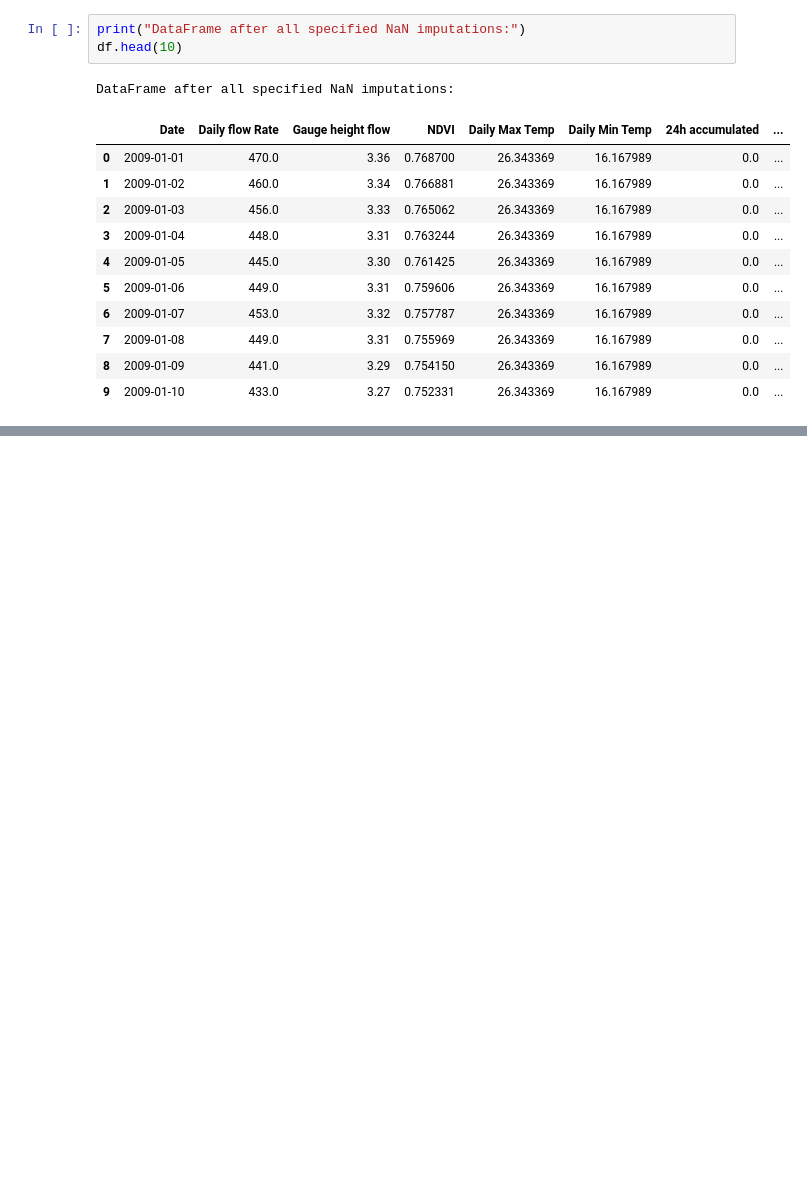
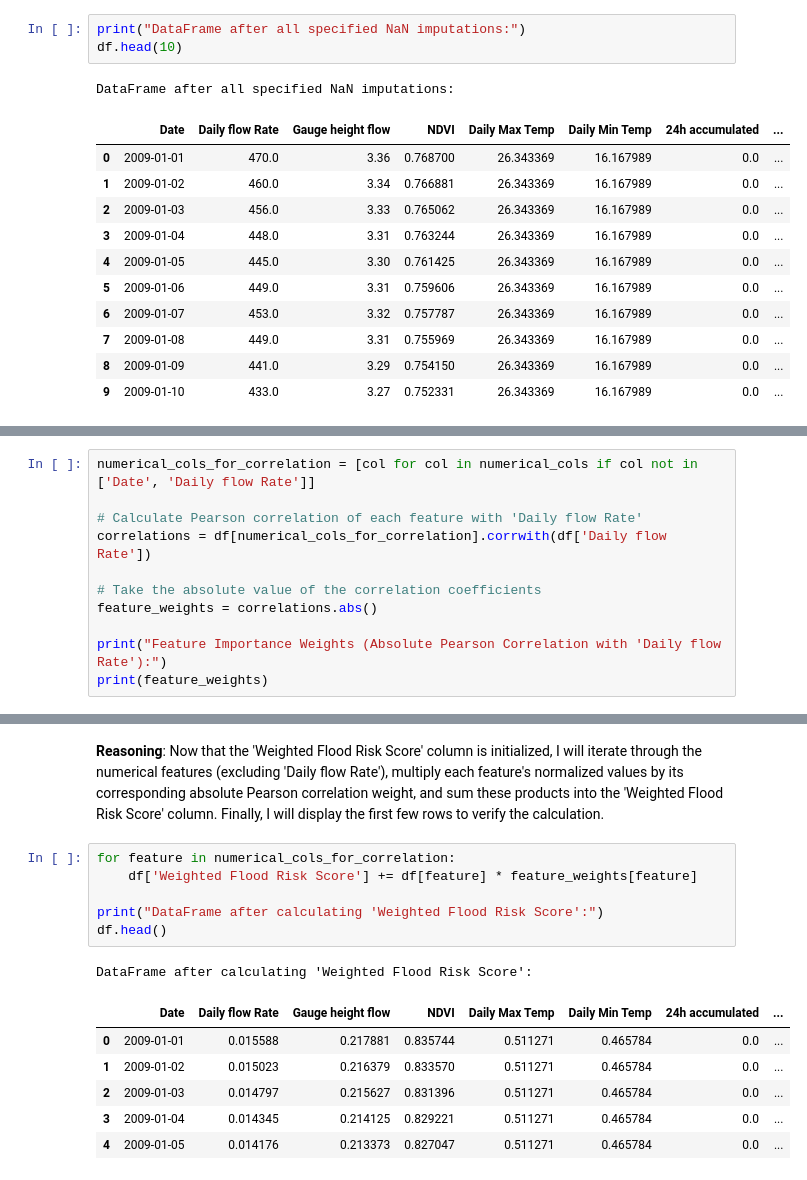
Before and after one commit to Bibek04-bit/Flood-Forecasting, a Jupyter notebook: Data_set_preparation.ipynb, the cells around one changed output, grey strips where cells are left out. Saved outputs shown, nothing was run; the diff lists cells and outputs as text; blank space fills up the shorter version.

```diff
--- a/Data_set_preparation.ipynb
+++ b/Data_set_preparation.ipynb
@@ -279,0 +420,11 @@ DataFrame after all specified NaN imputations:
+# %%
+numerical_cols_for_correlation = [col for col in numerical_cols if col not in ['Date', 'Daily flow Rate']]
+
+# Calculate Pearson correlation of each feature with 'Daily flow Rate'
+correlations = df[numerical_cols_for_correlation].corrwith(df['Daily flow Rate'])
+
+# Take the absolute value of the correlation coefficients
+feature_weights = correlations.abs()
+
+print("Feature Importance Weights (Absolute Pearson Correlation with 'Daily flow Rate'):")
+print(feature_weights)
@@ -279,0 +470,17 @@ DataFrame after all specified NaN imputations:
+# %% [markdown]
+**Reasoning**:
+Now that the 'Weighted Flood Risk Score' column is initialized, I will iterate through the numerical features (excluding 'Daily flow Rate'), multiply each feature's normalized values by its corresponding absolute Pearson correlation weight, and sum these products into the 'Weighted Flood Risk Score' column. Finally, I will display the first few rows to verify the calculation.
+# %%
+for feature in numerical_cols_for_correlation:
+    df['Weighted Flood Risk Score'] += df[feature] * feature_weights[feature]
+
+print("DataFrame after calculating 'Weighted Flood Risk Score':")
+df.head()
+# %% [output]
+DataFrame after calculating 'Weighted Flood Risk Score':
+|  | Date | Daily flow Rate | Gauge height flow | NDVI | Daily Max Temp | Daily Min Temp | 24h accumulated | ... |
+| 0 | 2009-01-01 | 0.015588 | 0.217881 | 0.835744 | 0.511271 | 0.465784 | 0.0 | ... |
+| 1 | 2009-01-02 | 0.015023 | 0.216379 | 0.833570 | 0.511271 | 0.465784 | 0.0 | ... |
+| 2 | 2009-01-03 | 0.014797 | 0.215627 | 0.831396 | 0.511271 | 0.465784 | 0.0 | ... |
+| 3 | 2009-01-04 | 0.014345 | 0.214125 | 0.829221 | 0.511271 | 0.465784 | 0.0 | ... |
+| 4 | 2009-01-05 | 0.014176 | 0.213373 | 0.827047 | 0.511271 | 0.465784 | 0.0 | ... |
```
Also changed, not shown: parts of 25 cells of this notebook.
